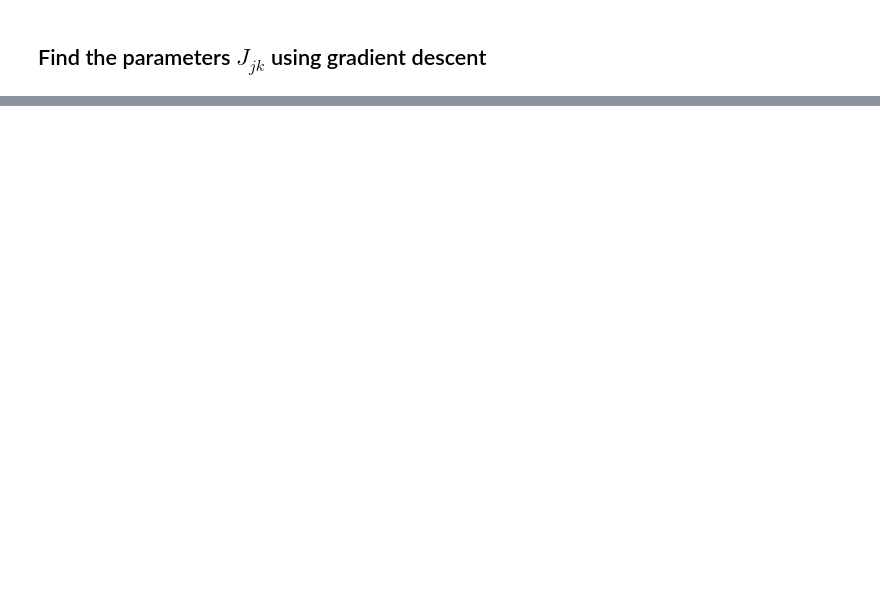
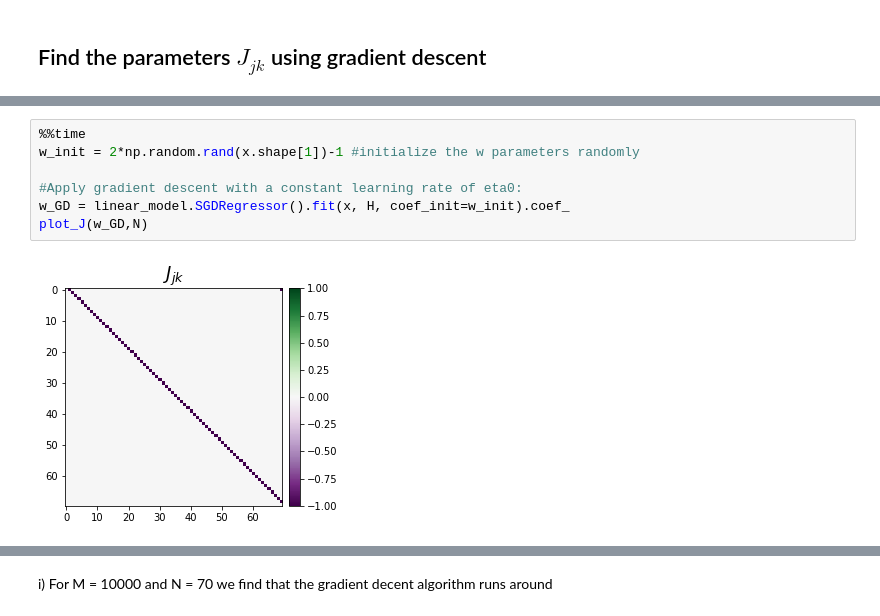
Before and after one commit to ColeLovesSpace/ML_tutorial1, a Jupyter notebook: tutorial1_linearRegression_Ising.ipynb, the cells around one changed output, grey strips where cells are left out. Saved outputs shown, nothing was run; the diff lists cells and outputs as text; blank space fills up the shorter version.

```diff
--- a/tutorial1_linearRegression_Ising.ipynb
+++ b/tutorial1_linearRegression_Ising.ipynb
@@ -78,0 +127,9 @@ plot_J(w_GD,N)
+# %%
+%%time
+w_init = 2*np.random.rand(x.shape[1])-1 #initialize the w parameters randomly
+
+#Apply gradient descent with a constant learning rate of eta0:
+w_GD = linear_model.SGDRegressor().fit(x, H, coef_init=w_init).coef_
+plot_J(w_GD,N)
+# %% [output]
+[figure, added]
@@ -78,0 +138,2 @@ plot_J(w_GD,N)
+# %% [markdown]
+i) For M = 10000 and N = 70 we find that the gradient decent algorithm runs around
```
Also changed, not shown: parts of 12 cells of this notebook.
